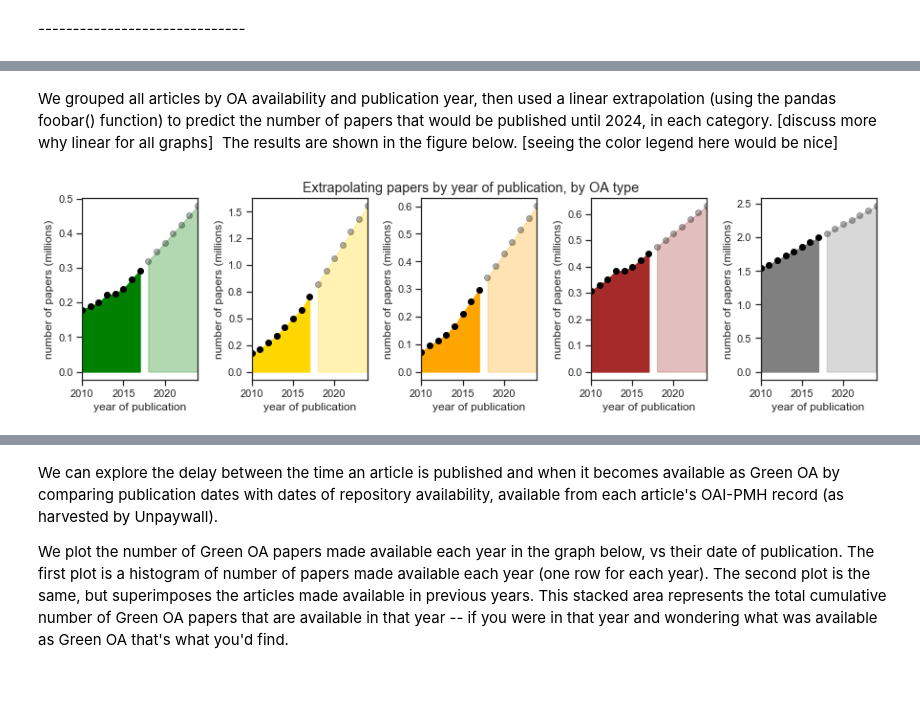
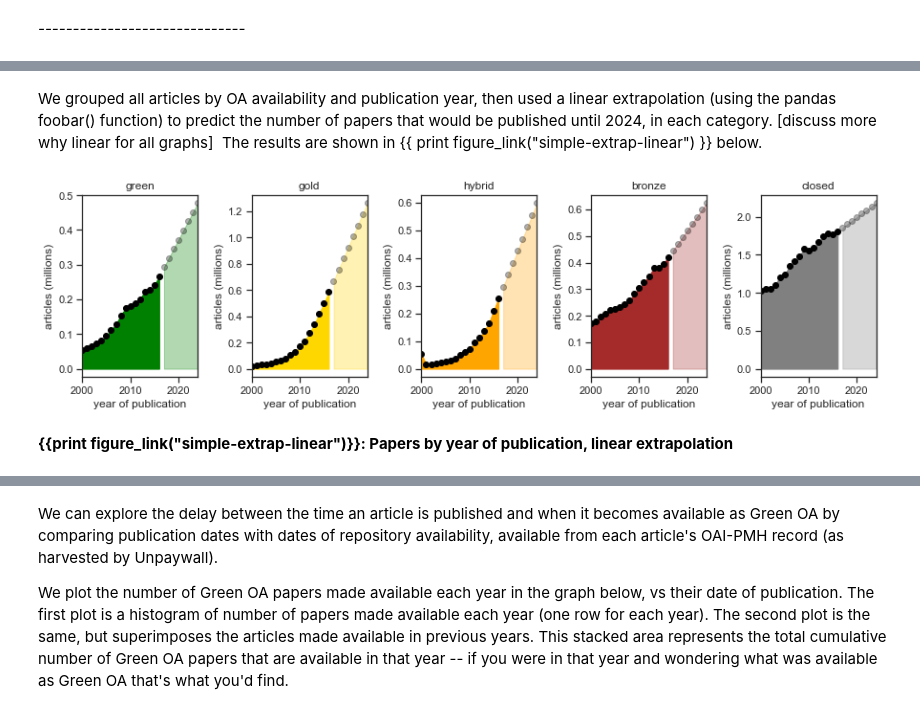
Before and after one commit to ourresearch/future-oa, a Jupyter notebook: manuscript.ipynb, the cells around one changed output, grey strips where cells are left out. Cells and saved outputs as stored; diff of their text form; code cells hidden in the pictures; blank space fills up the shorter version.

```diff
--- a/manuscript.ipynb
+++ b/manuscript.ipynb
@@ -1083,8 +1149,12 @@ for i, prediction_year in enumerate(range(min_prediction_year - 1, max_predictio
     group by prediction_year, article_age_months
     order by prediction_year, article_age_months asc
     """.format(prediction_year=prediction_year)
-    bronze_rows = pd.read_sql_query(q, redshift_engine)
+
+    filename_root = "parts/{varname}_{index}".format(varname="bronze_rows", index=i)
+    bronze_rows = read_from_file_or_db(filename_root, q)
+
     unpaywall_data_by_months_cutoffs = unpaywall_data_by_months_cutoffs.append(bronze_rows)
+unpaywall_data_by_months_cutoffs.to_csv("data/unpaywall_data_by_months_cutoffs.csv")
 # %%
 %%capture --no-stderr --no-stdout --no-display
 
@@ -1123,8 +1193,12 @@ for i, prediction_year in enumerate(range(min_prediction_year - 1, max_predictio
     group by prediction_year, article_age_years
     order by prediction_year, article_age_years asc
     """.format(prediction_year=prediction_year)
-    bronze_rows_by_year = pd.read_sql_query(q, redshift_engine)
+
+    filename_root = "parts/{varname}_{index}".format(varname="bronze_rows_by_year", index=i)
+    bronze_rows_by_year = read_from_file_or_db(filename_root, q)
+
     papers_after_cutoffs_after_embargo_delayed_bronze = papers_after_cutoffs_after_embargo_delayed_bronze.append(bronze_rows_by_year)
+papers_after_cutoffs_after_embargo_delayed_bronze.to_csv("data/papers_after_cutoffs_after_embargo_delayed_bronze.csv")
 # %%
 %%capture --no-stderr --no-stdout --no-display
 
@@ -1146,14 +1223,15 @@ biorxiv_growth = pd.read_sql_query(sqlalchemy.text(q), redshift_engine)
 # %% [markdown]
-We grouped all articles by OA availability and publication year, then used a linear extrapolation (using the pandas foobar() function) to predict the number of papers that would be published until 2024, in each category. [discuss more why linear for all graphs]  The results are shown in the figure below. [seeing the color legend here would be nice]
+We grouped all articles by OA availability and publication year, then used a linear extrapolation (using the pandas foobar() function) to predict the number of papers that would be published until 2024, in each category. [discuss more why linear for all graphs]  The results are shown in {{ print figure_link("simple-extrap-linear") }} below.
 # %%
-
 fig, axes = plt.subplots(1, len(oa_status_order), figsize=(12, 3), sharex=True, sharey=False)
 axes_flatten = axes.flatten()
 plt.tight_layout(pad=0, w_pad=2, h_pad=1)
 plt.subplots_adjust(hspace=1)
-naive_data = pd.DataFrame()
+naive_data_linear = pd.DataFrame()
 for i, graph_type in enumerate(oa_status_order):
-    new_data = graph_naive_papers(graph_type, use_graph_type=False, now_delta_years=1, cumulative=False, ax=axes_flatten[i])
-    naive_data = naive_data.append(new_data)
+    new_data = graph_naive_papers(graph_type, use_graph_type=False, extrap="linear", now_delta_years=2, cumulative=False, ax=axes_flatten[i])
+    naive_data_linear = naive_data_linear.append(new_data)
 # %% [output]
-[figure, old version]
+[figure, new version]
+# %% [markdown]
+**{{print figure_link("simple-extrap-linear")}}: Papers by year of publication, linear extrapolation**
```
Also changed, not shown: parts of 143 cells of this notebook, 6 other files.
